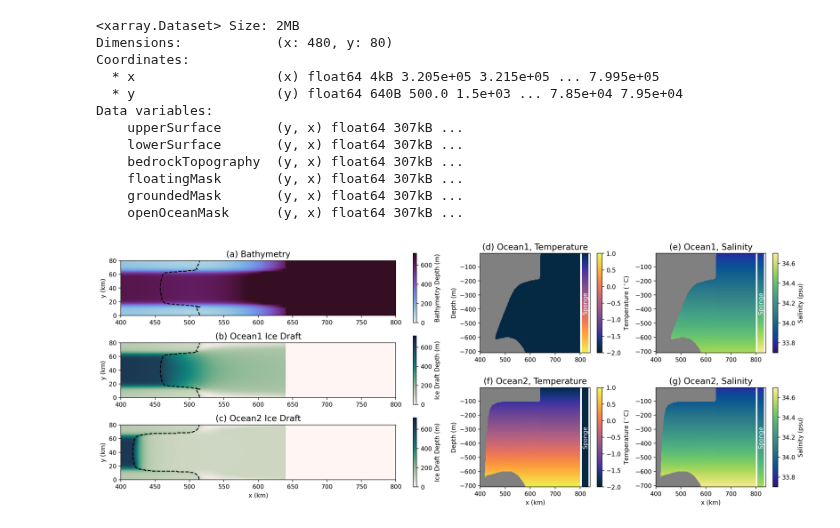
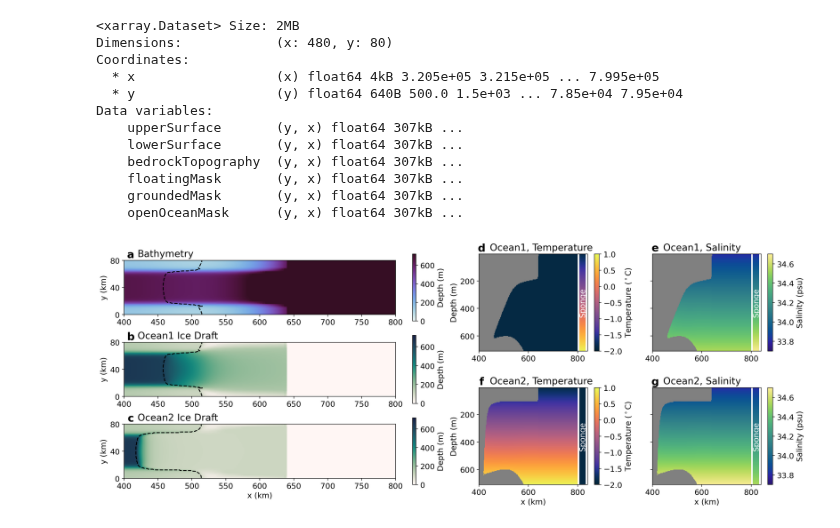
Before and after one commit to misomip/isomip-plus, a Jupyter notebook: notebooks/ice-geometry/schematic.ipynb, the cells around one changed output. Saved outputs shown, nothing was run; the diff lists cells and outputs as text; code cells hidden in the pictures.

```diff
--- a/notebooks/ice-geometry/schematic.ipynb
+++ b/notebooks/ice-geometry/schematic.ipynb
@@ -60,6 +60,8 @@ grey_thermal.set_bad('gray')
 cmap = cm.cm.haline
 grey_haline = plt.get_cmap(cmap)
 grey_haline.set_bad('gray')
+# %%
+plt.rcParams.update({'font.size': 13})
 # %%
 gs = gridspec.GridSpec(7,4,width_ratios=[2.5, 1,0.05,1], height_ratios = [1,1,0.6,0.3,0.6,1,1])
 fig = plt.figure(figsize=(20,7),facecolor='w',dpi = 200)
@@ -79,8 +81,10 @@ ax0.contour(
         levels = [-0.5],colors = 'k')
 ax0.set_xlim(xlim)
 mesh.axes.set_aspect('equal')
-plt.colorbar(mesh, ax = ax0, label = 'Bathymetry Depth (m)')
-ax0.set_title('(a) Bathymetry', fontsize = 14)
+plt.colorbar(mesh, ax = ax0, label = 'Depth (m)')
+ax0.set_title('Bathymetry', fontsize = 16,ha='left', x=0.05)
+ax0.text(0.025,1.1,'a',horizontalalignment='center', fontweight='bold',
+     verticalalignment='center',transform=ax0.transAxes, fontsize = 18)
 
 vmin = 0; vmax = 720
 mesh = ax1.pcolormesh(
@@ -91,9 +95,11 @@ ax1.contour(
         levels = [-0.5],colors = 'k')
 ax1.set_xlim(xlim)
 mesh.axes.set_aspect('equal')
-plt.colorbar(mesh, ax = ax1, label = 'Ice Draft Depth (m)')
+plt.colorbar(mesh, ax = ax1, label = 'Depth (m)')
 
-ax1.set_title('(b) Ocean1 Ice Draft', fontsize = 14)
+ax1.set_title('Ocean1 Ice Draft', fontsize = 16, ha='left', x=0.05)
+ax1.text(0.025,1.1,'b',horizontalalignment='center', fontweight='bold',
+     verticalalignment='center',transform=ax1.transAxes, fontsize = 18)
 
 vmin = 0; vmax = 720
 mesh = ax2.pcolormesh(
@@ -104,8 +110,10 @@ ax2.contour(
         levels = [-1],colors = 'k')
 ax2.set_xlim(xlim)
 mesh.axes.set_aspect('equal')
-plt.colorbar(mesh, ax = ax2, label = 'Ice Draft Depth (m)')
-ax2.set_title('(c) Ocean2 Ice Draft', fontsize = 14)
+plt.colorbar(mesh, ax = ax2, label = 'Depth (m)')
+ax2.set_title('Ocean2 Ice Draft', fontsize = 16, ha='left', x=0.05)
+ax2.text(0.025,1.1,'c',horizontalalignment='center', fontweight='bold',
+     verticalalignment='center',transform=ax2.transAxes, fontsize = 18)
 
 #plot Tand S from ROMS data and sponge
 
@@ -120,82 +128,100 @@ data2 = data2.set_coords(['x', 'y','z',  'time'])
 
 
 mesh = ax3.pcolormesh(
-        1e-3 * data.x.values, data.z.values, data.temperatureXZ.isel(nTime = 0).values,
+        1e-3 * data.x.values, -data.z.values, data.temperatureXZ.isel(nTime = 0).values,
         cmap=cm.cm.thermal, vmin=-2, vmax=1, shading='nearest')
 ax3.set_xlim(xlim2)
 plt.colorbar(mesh, ax = ax3, label = 'Temperature ($^\circ$C)')
 
 Tspongewarm = (data2.temperatureXZ.isel(nTime = 0).isel(nx = slice(-3,-1)).values)
 xssponge = np.linspace(813,826,2)
-ax3.pcolormesh(xssponge,data.z.values,Tspongewarm,
+ax3.pcolormesh(xssponge,-data.z.values,Tspongewarm,
                cmap=cm.cm.thermal, vmin=-2, vmax=1, shading='nearest')
-ax3.text(820,-360,'Sponge', rotation = 90, color = 'w',
+ax3.text(820,360,'Sponge', rotation = 90, color = 'w',
          horizontalalignment='center', verticalalignment='center')
 
 mesh = ax4.pcolormesh(
-        1e-3 * data.x.values, data.z.values, data.salinityXZ.isel(nTime = 0).values,
+        1e-3 * data.x.values, -data.z.values, data.salinityXZ.isel(nTime = 0).values,
         cmap=cm.cm.haline, vmin=33.7, vmax=34.7, shading='nearest')
 ax4.set_xlim(xlim2)
 plt.colorbar(mesh, ax = ax4, label = 'Salinity (psu)')
 
 Sspongewarm = (data2.salinityXZ.isel(nTime = 0).isel(nx = slice(-3,-1)).values)
 xssponge = np.linspace(813,826,2)
-ax4.pcolormesh(xssponge,data.z.values,Sspongewarm,
+ax4.pcolormesh(xssponge,-data.z.values,Sspongewarm,
                cmap=cm.cm.haline, vmin=33.7, vmax=34.7, shading='nearest')
-ax4.text(820,-360,'Sponge', rotation = 90, color = 'w',
+ax4.text(820,360,'Sponge', rotation = 90, color = 'w',
          horizontalalignment='center', verticalalignment='center')
 
 
 mesh = ax5.pcolormesh(
-        1e-3 * data2.x.values, data2.z.values, data2.temperatureXZ.isel(nTime = 0).values,
+        1e-3 * data2.x.values, -data2.z.values, data2.temperatureXZ.isel(nTime = 0).values,
         cmap=cm.cm.thermal, vmin=-2, vmax=1, shading='nearest')
 ax5.set_xlim(xlim2)
 plt.colorbar(mesh, ax = ax5, label = 'Temperature ($^\circ$C)')
 
 Tspongecold = (data.temperatureXZ.isel(nTime = 0).isel(nx = slice(-3,-1)).values)
 xssponge = np.linspace(813,826,2)
-ax5.pcolormesh(xssponge,data.z.values,Tspongecold,
+ax5.pcolormesh(xssponge,-data.z.values,Tspongecold,
                cmap=cm.cm.thermal, vmin=-2, vmax=1, shading='nearest')
-ax5.text(820,-360,'Sponge', rotation = 90, color = 'w',
+ax5.text(820,360,'Sponge', rotation = 90, color = 'w',
          horizontalalignment='center', verticalalignment='center')
 
 
 mesh = ax6.pcolormesh(
-        1e-3 * data2.x.values, data2.z.values, data2.salinityXZ.isel(nTime = 0).values,
+        1e-3 * data2.x.values, -data2.z.values, data2.salinityXZ.isel(nTime = 0).values,
         cmap=cm.cm.haline, vmin=33.7, vmax=34.7, shading='nearest')
 ax6.set_xlim(xlim2)
 plt.colorbar(mesh, ax = ax6, label = 'Salinity (psu)')
 
 Sspongecold = (data.salinityXZ.isel(nTime = 0).isel(nx = slice(-3,-1)).values)
 xssponge = np.linspace(813,826,2)
-ax6.pcolormesh(xssponge,data.z.values,Sspongecold,
+ax6.pcolormesh(xssponge,-data.z.values,Sspongecold,
                cmap=cm.cm.haline, vmin=33.7, vmax=34.7, shading='nearest')
-ax6.text(820,-360,'Sponge', rotation = 90, color = 'w',
+ax6.text(820,360,'Sponge', rotation = 90, color = 'w',
          horizontalalignment='center', verticalalignment='center')
 
-ax3.set_title('(d) Ocean1, Temperature', fontsize = 14)
-ax4.set_title('(e) Ocean1, Salinity', fontsize = 14)
-ax5.set_title('(f) Ocean2, Temperature', fontsize = 14)
-ax6.set_title('(g) Ocean2, Salinity', fontsize = 14)
+ax3.set_title('Ocean1, Temperature', fontsize = 16,ha='left', x=0.1)
+ax3.text(0.025,1.06,'d',horizontalalignment='center', fontweight='bold',
+     verticalalignment='center',transform=ax3.transAxes, fontsize = 18)
 
-ax3.set_ylim(-710,-5)
-ax4.set_ylim(-710,-5)
-ax5.set_ylim(-710,-5)
-ax6.set_ylim(-710,-5)
+ax4.set_title('Ocean1, Salinity', fontsize = 16,ha='left', x=0.1)
+ax4.text(0.025,1.06,'e',horizontalalignment='center', fontweight='bold',
+     verticalalignment='center',transform=ax4.transAxes, fontsize = 18)
+
+ax5.set_title('Ocean2, Temperature', fontsize = 16,ha='left', x=0.1)
+ax5.text(0.025,1.06,'f',horizontalalignment='center', fontweight='bold',
+     verticalalignment='center',transform=ax5.transAxes, fontsize = 18)
+
+ax6.set_title('Ocean2, Salinity', fontsize = 16,ha='left', x=0.1)
+ax6.text(0.025,1.06,'g',horizontalalignment='center', fontweight='bold',
+     verticalalignment='center',transform=ax6.transAxes, fontsize = 18)
+
+
+ax3.set_ylim(710,5)
+ax4.set_ylim(710,5)
+ax5.set_ylim(710,5)
+ax6.set_ylim(710,5)
 
 
 ax3.set_ylabel('Depth (m)')
 ax5.set_ylabel('Depth (m)')
+ax4.set_yticklabels('')
+ax6.set_yticklabels('')
 
 ax2.set_xlabel('x (km)')
 ax5.set_xlabel('x (km)')
 ax6.set_xlabel('x (km)')
 
 ax0.set_ylabel('y (km)')
 ax1.set_ylabel('y (km)')
 ax2.set_ylabel('y (km)')
 
-fig.subplots_adjust(wspace = 0.1, hspace = 0.6)
+ax0.set_yticks([0,40,80])
+ax1.set_yticks([0,40,80])
+ax2.set_yticks([0,40,80])
+
+fig.subplots_adjust(wspace = 0.1, hspace = 0.7)
 # data.iceDraft.isel(nTime=0).
 # %% [output]
-[figure, old version]
+[figure, new version]
```
